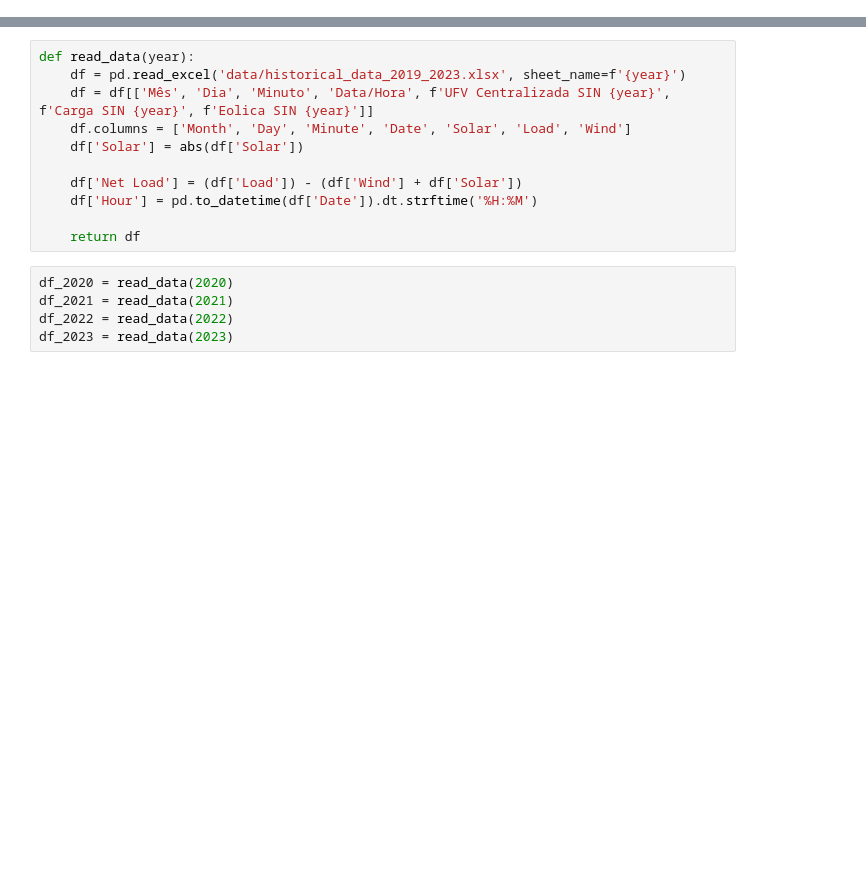
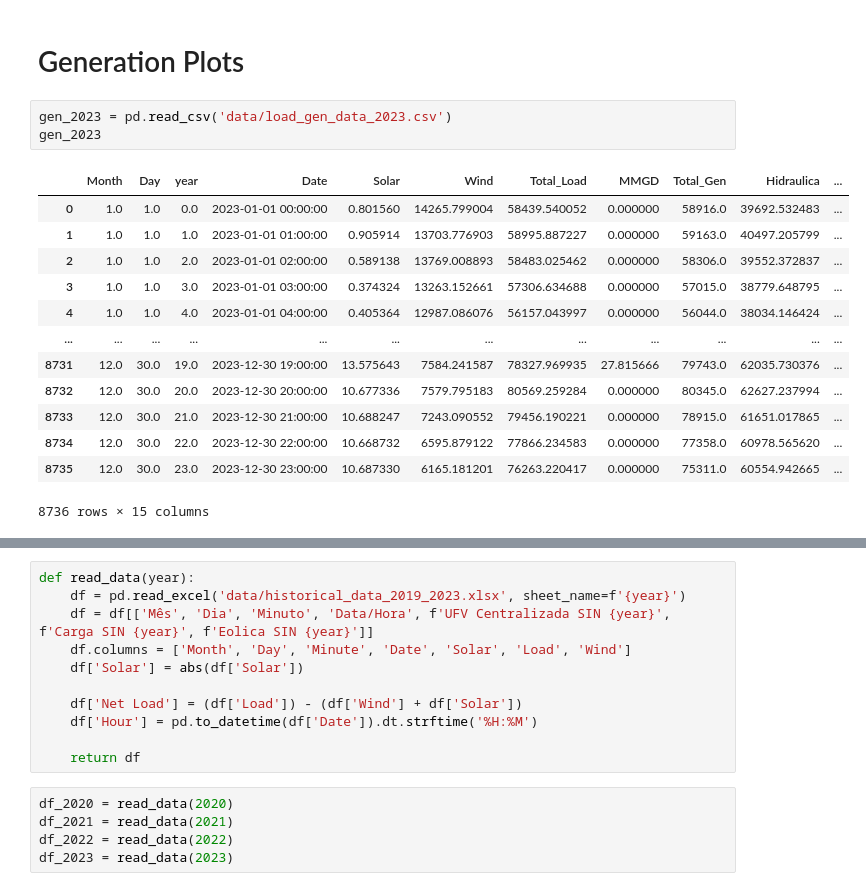
Before and after one commit to marckcode/load_ramp_analysis, a Jupyter notebook: LoadRampAnalysis.ipynb, the cells around one changed output, grey strips where cells are left out. Saved outputs shown, nothing was run; the diff lists cells and outputs as text; blank space fills up the shorter version.

```diff
--- a/LoadRampAnalysis.ipynb
+++ b/LoadRampAnalysis.ipynb
@@ -0,0 +1,19 @@
+# %% [markdown]
+# Generation Plots
+# %%
+gen_2023 = pd.read_csv('data/load_gen_data_2023.csv')
+gen_2023
+# %% [output]
+|  | Month | Day | year | Date | Solar | Wind | Total_Load | MMGD | Total_Gen | Hidraulica | ... |
+| 0 | 1.0 | 1.0 | 0.0 | 2023-01-01 00:00:00 | 0.801560 | 14265.799004 | 58439.540052 | 0.000000 | 58916.0 | 39692.532483 | ... |
+| 1 | 1.0 | 1.0 | 1.0 | 2023-01-01 01:00:00 | 0.905914 | 13703.776903 | 58995.887227 | 0.000000 | 59163.0 | 40497.205799 | ... |
+| 2 | 1.0 | 1.0 | 2.0 | 2023-01-01 02:00:00 | 0.589138 | 13769.008893 | 58483.025462 | 0.000000 | 58306.0 | 39552.372837 | ... |
+| 3 | 1.0 | 1.0 | 3.0 | 2023-01-01 03:00:00 | 0.374324 | 13263.152661 | 57306.634688 | 0.000000 | 57015.0 | 38779.648795 | ... |
+| 4 | 1.0 | 1.0 | 4.0 | 2023-01-01 04:00:00 | 0.405364 | 12987.086076 | 56157.043997 | 0.000000 | 56044.0 | 38034.146424 | ... |
+| ... | ... | ... | ... | ... | ... | ... | ... | ... | ... | ... | ... |
+| 8731 | 12.0 | 30.0 | 19.0 | 2023-12-30 19:00:00 | 13.575643 | 7584.241587 | 78327.969935 | 27.815666 | 79743.0 | 62035.730376 | ... |
+| 8732 | 12.0 | 30.0 | 20.0 | 2023-12-30 20:00:00 | 10.677336 | 7579.795183 | 80569.259284 | 0.000000 | 80345.0 | 62627.237994 | ... |
+| 8733 | 12.0 | 30.0 | 21.0 | 2023-12-30 21:00:00 | 10.688247 | 7243.090552 | 79456.190221 | 0.000000 | 78915.0 | 61651.017865 | ... |
+| 8734 | 12.0 | 30.0 | 22.0 | 2023-12-30 22:00:00 | 10.668732 | 6595.879122 | 77866.234583 | 0.000000 | 77358.0 | 60978.565620 | ... |
+| 8735 | 12.0 | 30.0 | 23.0 | 2023-12-30 23:00:00 | 10.687330 | 6165.181201 | 76263.220417 | 0.000000 | 75311.0 | 60554.942665 | ... |
+8736 rows × 15 columns
```
Also changed, not shown: parts of 19 cells of this notebook, 2 other files.
